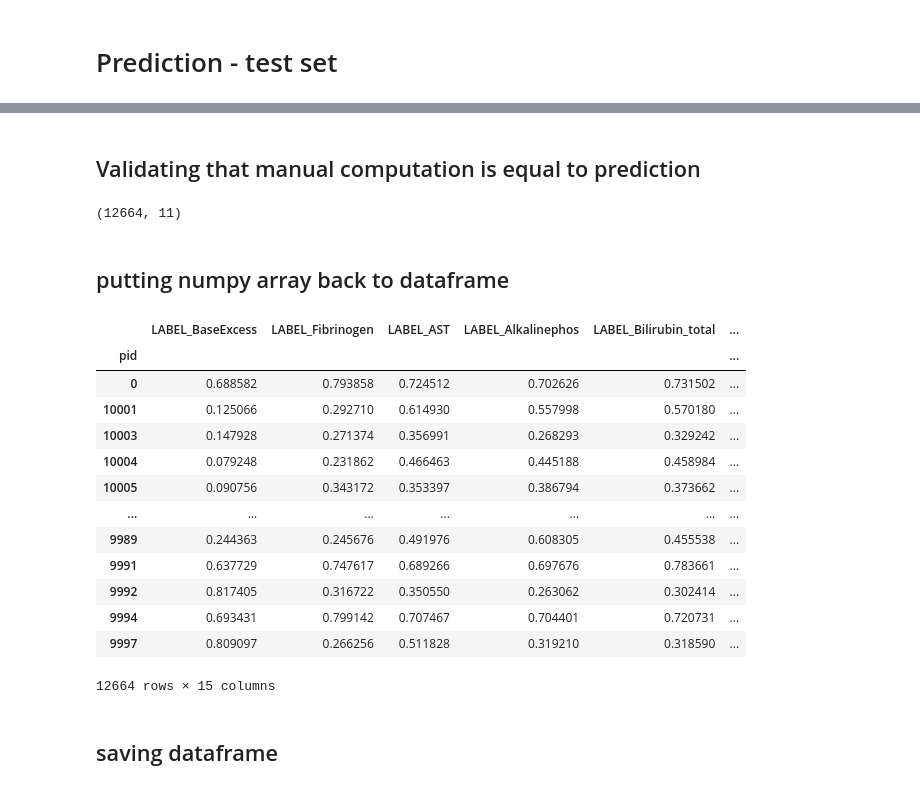
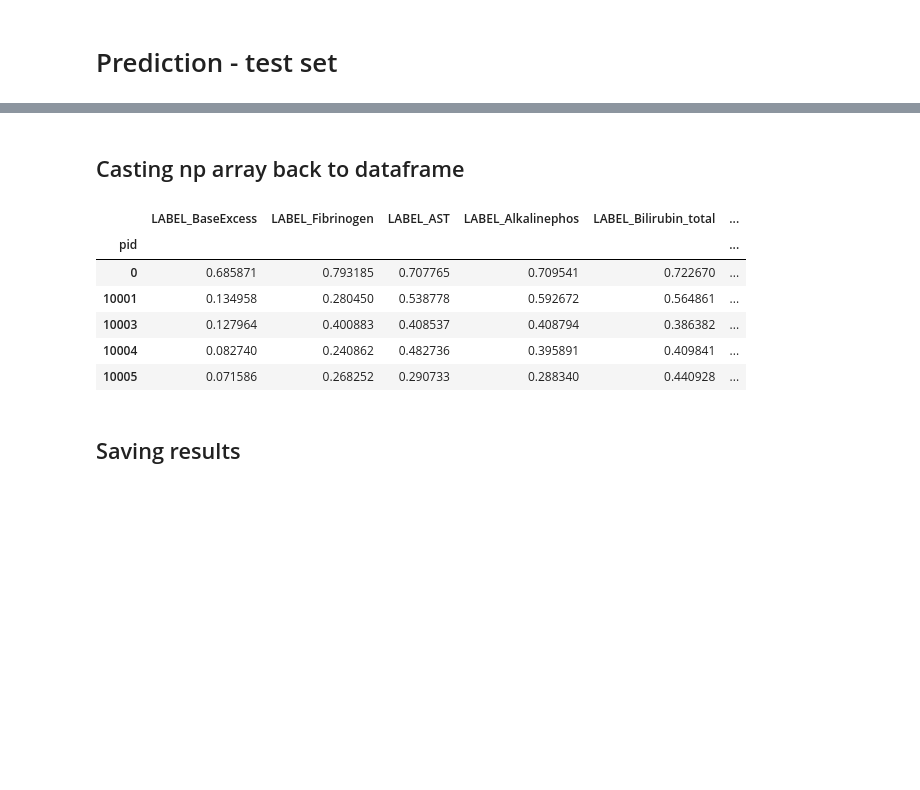
Before and after one commit to sebastianSbg/IML, a Jupyter notebook: Project_2/Project2.ipynb, the cells around one changed output, grey strips where cells are left out. Saved outputs shown, nothing was run; the diff lists cells and outputs as text; code cells hidden in the pictures; blank space fills up the shorter version.

```diff
--- a/Project_2/Project2.ipynb
+++ b/Project_2/Project2.ipynb
@@ -56,9 +64,10 @@ D_test_df = pd.read_csv(baseDir + r'\data\test_features.csv', index_col = 'pid')
 path_X = os.path.join(baseDir,'results','agg_X.csv')
 path_test = os.path.join(baseDir,'results','agg_test.csv')
 
-if True: # not (os.path.exists(path_X) and os.path.exists(path_test)):  # only create file if the file doesn't exist yet
+if not (os.path.exists(path_X) and os.path.exists(path_test)):  # only create file if the file doesn't exist yet
 
     print("Computing data ... ")
+
     # grouping by index
     D_X_df_min = D_X_df.groupby(['pid'],sort=False).min()
     D_test_df_min = D_test_df.groupby(['pid'],sort=False).min()
@@ -80,12 +89,11 @@ if True: # not (os.path.exists(path_X) and os.path.exists(path_test)):  # only c
 else:
     print("Loading data ... ")
     D_X_df = pd.read_csv(path_X, index_col = 'pid')
-    D_X_test = pd.read_csv(path_test, index_col = 'pid')
-
+    D_test_df = pd.read_csv(path_test, index_col = 'pid')
 
 # Visualizing data
 D_X_percNan = np.round(pd.DataFrame(D_X_df.isna().sum()/D_X_df.shape[0]),3).T
-display(D_test_df.head(20))
+display(D_X_df.head(20))
 print("Percent nan values: ")
 display(D_X_percNan)
 # %% [output]
@@ -701,7 +590,7 @@ bestR2_score_r = []
 
 from sklearn.linear_model import LinearRegression
 
-if True:
+if compRegModel:
 
   for idx_label in range(D_y_r.shape[1]):
 
@@ -745,6 +634,10 @@ if True:
     bestR2_score_r.append(score_best)
     ######### end of calssification per label
 
-  print(f'The regression scores are: {bestR2_score_r}')
+    print(f'The regression scores are: {bestR2_score_r}')
+
+    # All scores
+    totalScore = [np.mean(bestROCScore_c_seps[0:-2]), bestROCScore_c_seps[-1], np.mean(bestR2_score_r)]
+    print(f'The total scores are: {totalScore} with a mean of: {np.mean(totalScore)}')
 # %% [output]
 [LibSVM]
@@ -783,18 +667,17 @@ array([82.14391707, 91.05233119, 81.8410218 , ..., 65.89880493,
 # %% [markdown]
 # Prediction - test set
 # %%
-# optionally loading models
+# load models if they weren't computed
 
-if not compModel:
-  pathC = input('path of classification model: ')
-  pathR = input('path of regression model: ')
+if not compClasModel:
+    pathC = str(input('Input path of classification model: '))
 
-  file = open(pathC, 'rb')
-  temp = pickle.load(file)
-  bestModels_c = temp[0]
-  bestSelector_c = temp[0]
-  file.close()
+    with open(pathC, 'rb') as file:
+        print('File opened')
+        temp = pickle.load(file)
+        bestModels_c_seps = temp[0]  #[0]
 
-  file = open(pathR, 'rb')
-  bestModels_r = pickle.load(file)
-  file.close()
+if not compRegModel:
+    pathR = str(input('Input path of regression model: '))
+    with open(pathR,'rb') as file:
+        bestModels_r = pickle.load(file)
@@ -866,2 +695,0 @@ print(result_r.shape)
-# %% [markdown]
-## Validating that manual computation is equal to prediction
@@ -878,36 +696,25 @@ print(result_r.shape)
-# %%
-result_c.shape
-# result_r.shape
-# %% [output]
-(12664, 11)
 # %% [markdown]
-## putting numpy array back to dataframe
+## Casting np array back to dataframe
 # %%
 D_test_df.index
 D_y_df.columns
 
 df_c = pd.DataFrame(result_c,index=D_test_df.index)
 df_r = pd.DataFrame(result_r,index=D_test_df.index)
 df_out = pd.concat([df_c, df_r], axis=1, sort=False)
 df_out.columns = D_y_df.columns
-df_out
+
+display(df_out.head())
 # %% [output]
 |  | LABEL_BaseExcess | LABEL_Fibrinogen | LABEL_AST | LABEL_Alkalinephos | LABEL_Bilirubin_total | ... |
 | pid |  |  |  |  |  | ... |
-| 0 | 0.688582 | 0.793858 | 0.724512 | 0.702626 | 0.731502 | ... |
-| 10001 | 0.125066 | 0.292710 | 0.614930 | 0.557998 | 0.570180 | ... |
-| 10003 | 0.147928 | 0.271374 | 0.356991 | 0.268293 | 0.329242 | ... |
-| 10004 | 0.079248 | 0.231862 | 0.466463 | 0.445188 | 0.458984 | ... |
-| 10005 | 0.090756 | 0.343172 | 0.353397 | 0.386794 | 0.373662 | ... |
-| ... | ... | ... | ... | ... | ... | ... |
-| 9989 | 0.244363 | 0.245676 | 0.491976 | 0.608305 | 0.455538 | ... |
-| 9991 | 0.637729 | 0.747617 | 0.689266 | 0.697676 | 0.783661 | ... |
-| 9992 | 0.817405 | 0.316722 | 0.350550 | 0.263062 | 0.302414 | ... |
-| 9994 | 0.693431 | 0.799142 | 0.707467 | 0.704401 | 0.720731 | ... |
-| 9997 | 0.809097 | 0.266256 | 0.511828 | 0.319210 | 0.318590 | ... |
+| 0 | 0.685871 | 0.793185 | 0.707765 | 0.709541 | 0.722670 | ... |
+| 10001 | 0.134958 | 0.280450 | 0.538778 | 0.592672 | 0.564861 | ... |
+| 10003 | 0.127964 | 0.400883 | 0.408537 | 0.408794 | 0.386382 | ... |
+| 10004 | 0.082740 | 0.240862 | 0.482736 | 0.395891 | 0.409841 | ... |
+| 10005 | 0.071586 | 0.268252 | 0.290733 | 0.288340 | 0.440928 | ... |
-12664 rows × 15 columns
-# %% [markdown]
-## saving dataframe
+# %% [markdown]
+## Saving results
 # %%
 name = os.path.join(baseDir,'results',f'{unixTime}_result_{runLabel}.csv')
 print(f'File was saved under {name}')
```
Also changed, not shown: parts of 46 cells of this notebook, 10 other files.
